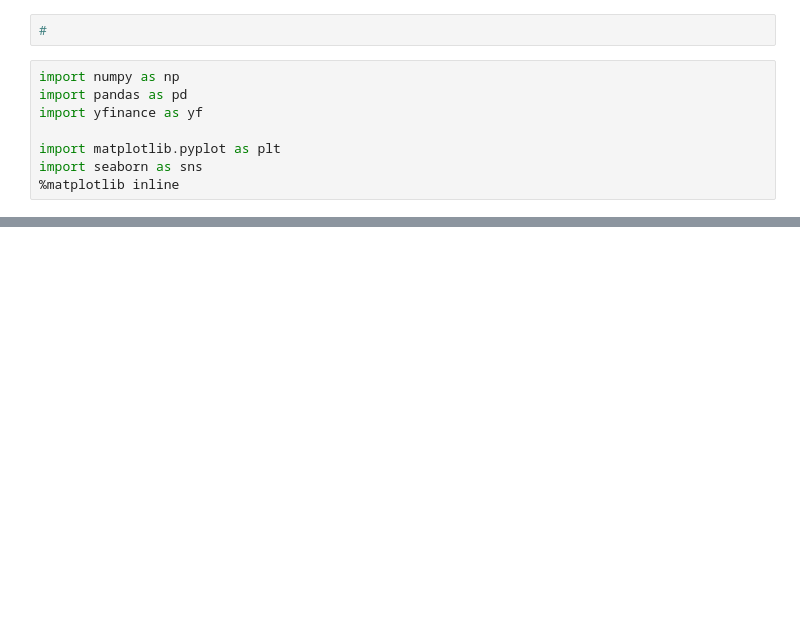
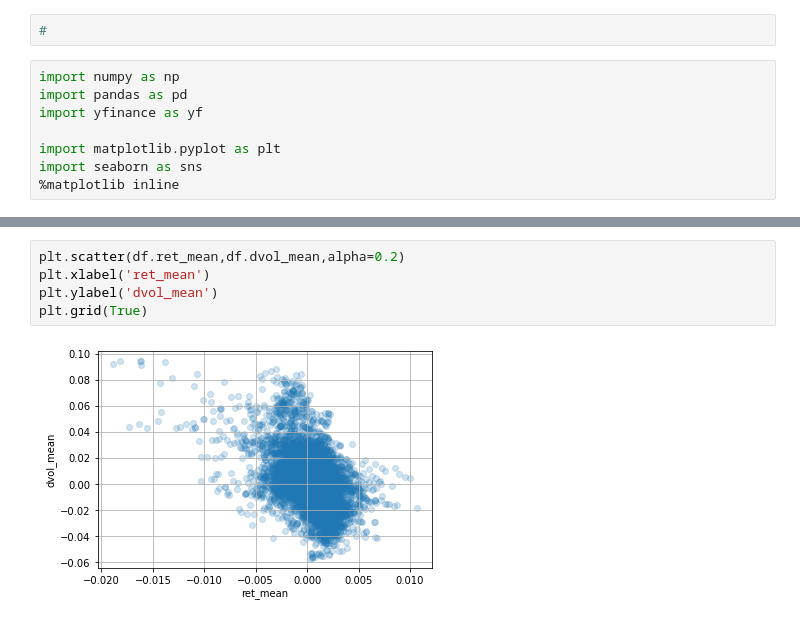
Before and after one commit to pangyuteng/public-misc, a Jupyter notebook: finance/basics/mean-reversion----tmp.ipynb, the cells around one changed output, grey strips where cells are left out. Cells and saved outputs as stored; diff of their text form; blank space fills up the shorter version.

```diff
--- a/finance/basics/mean-reversion----tmp.ipynb
+++ b/finance/basics/mean-reversion----tmp.ipynb
@@ -67 +92,8 @@ Text(0, 0.5, 'rolling mean of daily price return')
+# %%
+plt.scatter(df.ret_mean,df.dvol_mean,alpha=0.2)
+plt.xlabel('ret_mean')
+plt.ylabel('dvol_mean')
+plt.grid(True)
+# %% [output]
+[figure, added]
 # %%
```
Also changed, not shown: parts of 5 cells of this notebook, 1 other file.
